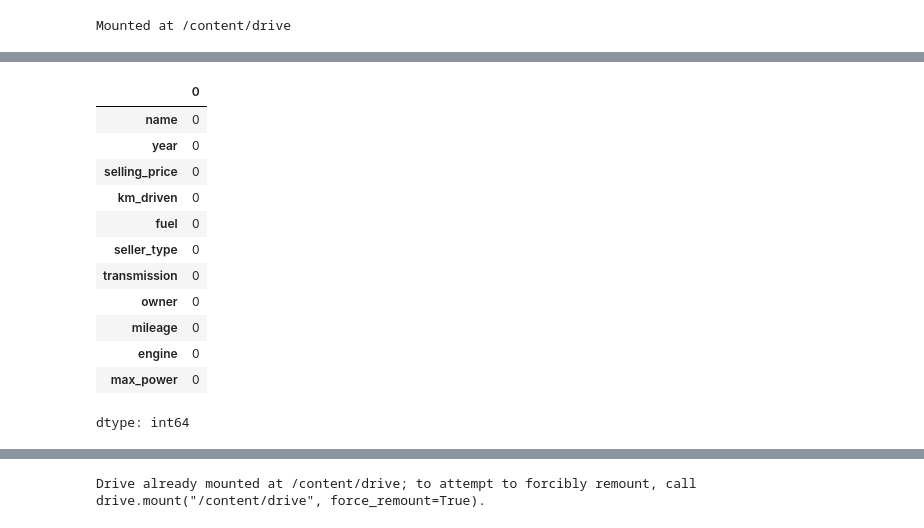
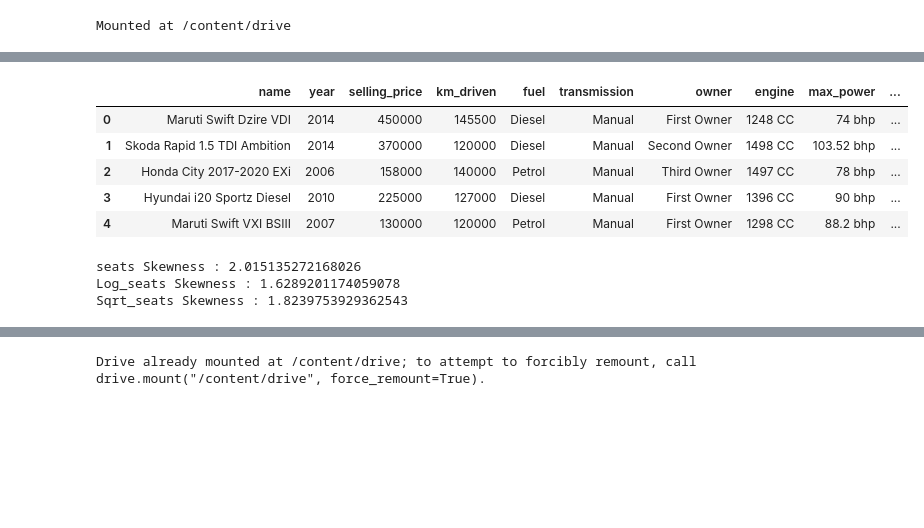
Before and after one commit to Artificial-i/-1-5, a Jupyter notebook: hal_Tamrin1_Trm5.ipynb, the cells around one changed output, grey strips where cells are left out. Drawn from its saved outputs; the diff is of its cells as text; code cells hidden in the pictures; blank space fills up the shorter version.

```diff
--- a/hal_Tamrin1_Trm5.ipynb
+++ b/hal_Tamrin1_Trm5.ipynb
@@ -71,20 +199,30 @@ dtype: int64
-# %%
-# df['Age']=df['Age'].fillna(df['Age'].median())
-df['mileage']=df['mileage'].fillna(df['mileage'].mode()[0])
-df['engine']=df['engine'].fillna(df['engine'].mode()[0])
-df['max_power']=df['max_power'].fillna(df['max_power'].mode()[0])
-df.isnull().sum()
-# %% [output]
-|  | 0 |
-| name | 0 |
-| year | 0 |
-| selling_price | 0 |
-| km_driven | 0 |
-| fuel | 0 |
-| seller_type | 0 |
-| transmission | 0 |
-| owner | 0 |
-| mileage | 0 |
-| engine | 0 |
-| max_power | 0 |
-dtype: int64
+# %%
+# بررسی توضیع نرمال
+# داده های عددی مورد بررسی قرار میگیرد
+# آیا توضیع نرمال درست اتقاف اقتاده یانه ؟ برای این کار عملیات زیر را انحام میدهیم
+# باید لوگاریت و رادیکال ریت را محاسبه کنیم
+# به این دلیل این دو تا -Log_RateوLog_Sqrt-را آوردیم که هر کدام بهتر باشد ان را جایگزین کنیم
+df['Log_seats'] = np.log(df['seats'])
+df['Sqrt_seats'] = np.sqrt(df['seats'])
+df.head()
+# df.dtypes
+# %% [output]
+|  | name | year | selling_price | km_driven | fuel | transmission | owner | engine | max_power | ... |
+| 0 | Maruti Swift Dzire VDI | 2014 | 450000 | 145500 | Diesel | Manual | First Owner | 1248 CC | 74 bhp | ... |
+| 1 | Skoda Rapid 1.5 TDI Ambition | 2014 | 370000 | 120000 | Diesel | Manual | Second Owner | 1498 CC | 103.52 bhp | ... |
+| 2 | Honda City 2017-2020 EXi | 2006 | 158000 | 140000 | Petrol | Manual | Third Owner | 1497 CC | 78 bhp | ... |
+| 3 | Hyundai i20 Sportz Diesel | 2010 | 225000 | 127000 | Diesel | Manual | First Owner | 1396 CC | 90 bhp | ... |
+| 4 | Maruti Swift VXI BSIII | 2007 | 130000 | 120000 | Petrol | Manual | First Owner | 1298 CC | 88.2 bhp | ... |
+# %%
+# چولگی را باید حساب کنیم
+# هر ستون عددی هست باید اینگونه بررسی شودو گولگی این ستون به
+# دست بیایید
+# هر چه به صفر نزیکتر بشه بهتره هست
+from scipy.stats import skew
+print(f"seats Skewness : {skew(df['seats'])}")
+print(f"Log_seats Skewness : {skew(df['Log_seats'])}")
+print(f"Sqrt_seats Skewness : {skew(df['Sqrt_seats'])}")
+# %% [output]
+seats Skewness : 2.015135272168026
+Log_seats Skewness : 1.6289201174059078
+Sqrt_seats Skewness : 1.8239753929362543
```
Also changed, not shown: parts of 36 cells of this notebook.
